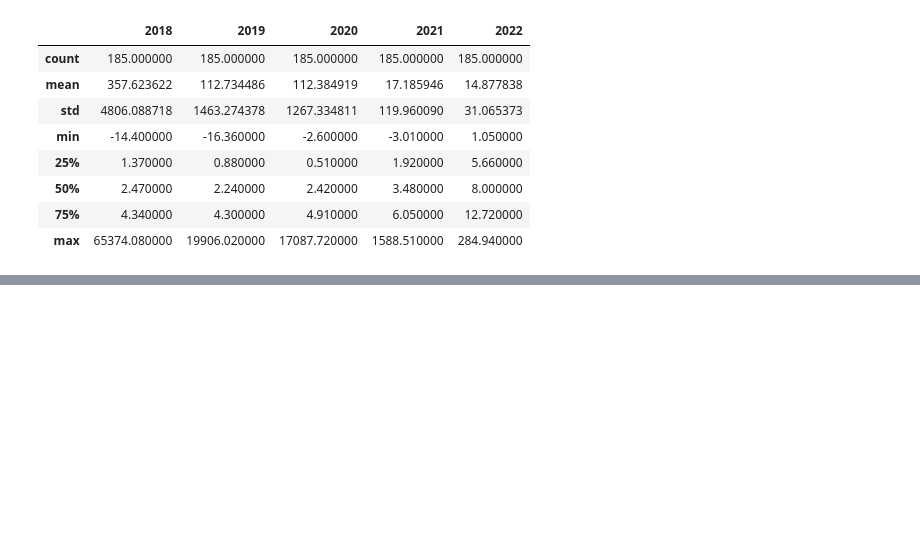
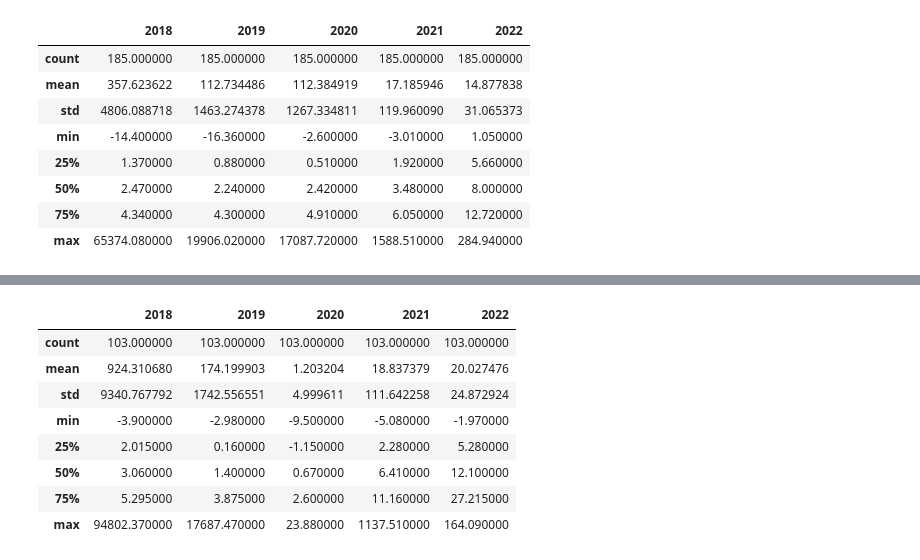
Before and after one commit to Waltzan/Project_3-Data_Engineering_Track, a Jupyter notebook: Data_Cleaning_Kim.ipynb, the cells around one changed output, grey strips where cells are left out. Saved outputs shown, nothing was run; the diff lists cells and outputs as text; code cells hidden in the pictures; blank space fills up the shorter version.

```diff
--- a/Data_Cleaning_Kim.ipynb
+++ b/Data_Cleaning_Kim.ipynb
@@ -404,0 +440,13 @@ headline_inflation.loc[headline_inflation['2020'] == headline_inflation['2020'].
+# %%
+# descriptive statistics from 2018-2022
+energy_inflation.loc[:, '2018':'2022'].describe()
+# %% [output]
+|  | 2018 | 2019 | 2020 | 2021 | 2022 |
+| count | 103.000000 | 103.000000 | 103.000000 | 103.000000 | 103.000000 |
+| mean | 924.310680 | 174.199903 | 1.203204 | 18.837379 | 20.027476 |
+| std | 9340.767792 | 1742.556551 | 4.999611 | 111.642258 | 24.872924 |
+| min | -3.900000 | -2.980000 | -9.500000 | -5.080000 | -1.970000 |
+| 25% | 2.015000 | 0.160000 | -1.150000 | 2.280000 | 5.280000 |
+| 50% | 3.060000 | 1.400000 | 0.670000 | 6.410000 | 12.100000 |
+| 75% | 5.295000 | 3.875000 | 2.600000 | 11.160000 | 27.215000 |
+| max | 94802.370000 | 17687.470000 | 23.880000 | 1137.510000 | 164.090000 |
```
Also changed, not shown: parts of 28 cells of this notebook.
